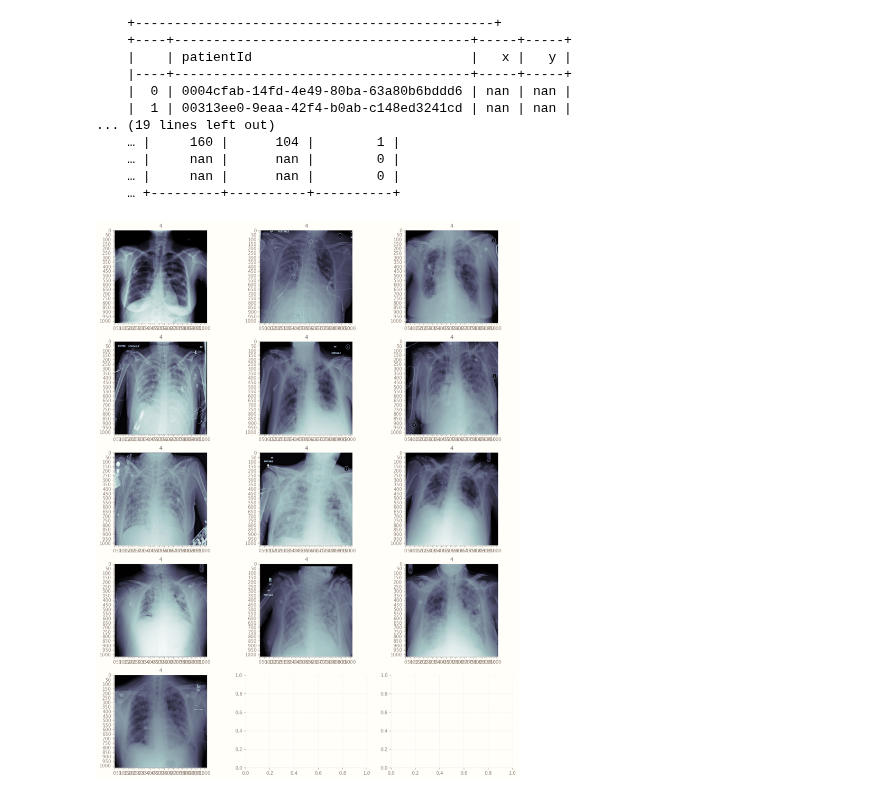
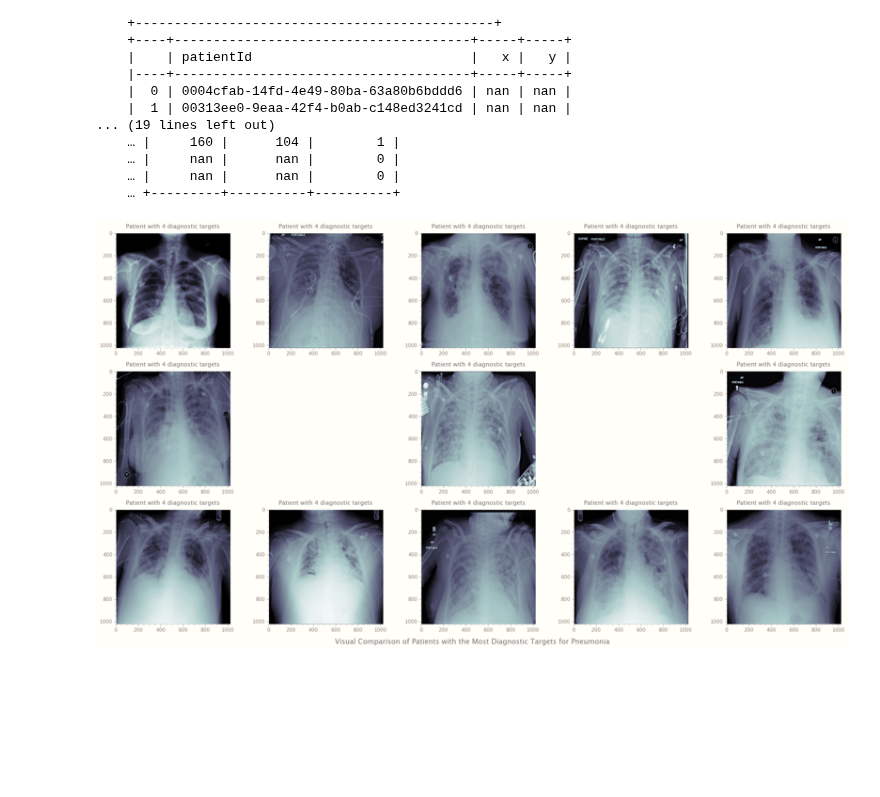
Before and after one commit to RaphaelZH/OpenCV_Program_EN, a Jupyter notebook: Deep Learning with PyTorch for Medical Image Analysis/Notebooks/4 - Pneumonia-Classification (Compressed).ipynb, the cells around one changed output. Drawn from its saved outputs; the diff is of its cells as text; code cells hidden in the pictures; blank space fills up the shorter version.

Commit message:
Visual Comparison

```diff
--- a/Deep Learning with PyTorch for Medical Image Analysis/Notebooks/4 - Pneumonia-Classification (Compressed).ipynb
+++ b/Deep Learning with PyTorch for Medical Image Analysis/Notebooks/4 - Pneumonia-Classification (Compressed).ipynb
@@ -232,38 +232,53 @@ Removing duplicate training set labels
 # %%
 def image_display(image, ax, title, cmap):
     ax.imshow(image, cmap)
     ax.grid(False)
     ax.set_title(title, loc="center", pad=10)
-    x_ticks = list(range(0, image.shape[1], 50))
-    y_ticks = list(range(0, image.shape[0], 50))
+    x_ticks = list(range(0, image.shape[1], 200))
+    y_ticks = list(range(0, image.shape[0], 200))
     ax.set(xticks=x_ticks, xticklabels=x_ticks,
            yticks=y_ticks, yticklabels=y_ticks)
     ax.set_xlim(left=0)
     ax.set_ylim(top=0)
     ax.minorticks_on()
     return ax
 
 
 ROOT_PATH = Path(
     "../Datasets/Kaggle - RSNA Pneumonia Detection Challenge/stage_2_train_images/"
 )
 SAVE_PATH = Path("Processed/")
 
-fig, axis = plt.subplots(5, 3, figsize=(
-    figure_size[0], figure_size[1] / 3 * 7))
+fig, axs = plt.subplots(3, 5, figsize=(
+    figure_size[0] / 3 * 4, figure_size[1] / 3 * 4))
+
+for ax in axs[1, :]:
+    if ax in [axs[1, 1], axs[1, 3]]:
+        ax.remove()
 c = 0
-for i in range(5):
-    for j in range(3):
-        if i * 3 + j < 13:
-            patient_id = most_tagged_IDs.patientId.iloc[c]
-            dcm_path = ROOT_PATH / patient_id
-            dcm_path = dcm_path.with_suffix(".dcm")
-            dcm = pydicom.read_file(dcm_path).pixel_array
-            label = most_tagged_IDs["Target"].iloc[c]
+for i, ax in enumerate(axs.flat):
+    if i not in [6, 8]:
+        patient_id = most_tagged_IDs.patientId.iloc[c]
+        dcm_path = ROOT_PATH / patient_id
+        # PurePath.with_suffix` returns the new path with the changed suffix
 
-            image_display(dcm, axis[i][j], "", "bone")
-            # axis[i][j].imshow(dcm, cmap="bone")
-            axis[i][j].set_title(label)
-            c += 1
+        # Note that if the original path does not have a suffix, the new suffix is added;
+        # if the suffix is an empty string, the original suffix is removed
+        dcm_path = dcm_path.with_suffix(".dcm")
+        dcm = pydicom.read_file(dcm_path).pixel_array
+        targets = most_tagged_IDs["Target"].iloc[c]
+        title = f"Patient with {targets} diagnostic targets"
+        image_display(dcm, ax, title, "bone")
+        c += 1
+
+fig.suptitle(
+    "Visual Comparison of Patients with the Most Diagnostic Targets for Pneumonia",
+    fontsize="x-large",
+    x=0.5,
+    y=0,
+)
+
+plt.tight_layout()
+plt.show()
 # %% [output]
-[figure, old version]
+[figure, new version]
```
Also changed, not shown: 1 other file.
